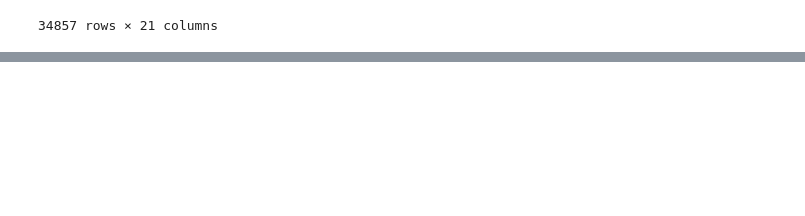
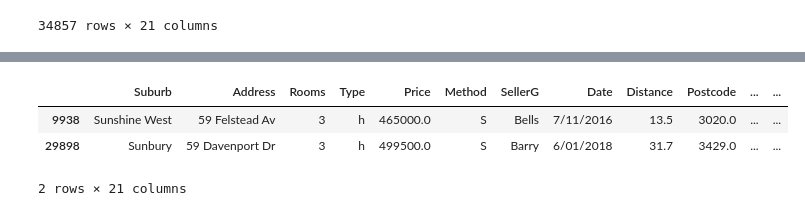
Before and after one commit to AndersonGL/Data-Science, a Jupyter notebook: house.ipynb, the cells around one changed output, grey strips where cells are left out. Cells and saved outputs as stored; diff of their text form; code cells hidden in the pictures; blank space fills up the shorter version.

```diff
--- a/house.ipynb
+++ b/house.ipynb
@@ -25,0 +64,9 @@ df                                         # Abrindo o arquivo cvs
+# %%
+filter3 = df.loc[df['Address'].str.contains( '^59', flags=re.I) & (df['Price'] <= 500000)]
+
+filter3
+# %% [output]
+|  | Suburb | Address | Rooms | Type | Price | Method | SellerG | Date | Distance | Postcode | ... | ... |
+| 9938 | Sunshine West | 59 Felstead Av | 3 | h | 465000.0 | S | Bells | 7/11/2016 | 13.5 | 3020.0 | ... | ... |
+| 29898 | Sunbury | 59 Davenport Dr | 3 | h | 499500.0 | S | Barry | 6/01/2018 | 31.7 | 3429.0 | ... | ... |
+2 rows × 21 columns
```
Also changed, not shown: parts of 5 cells of this notebook.
